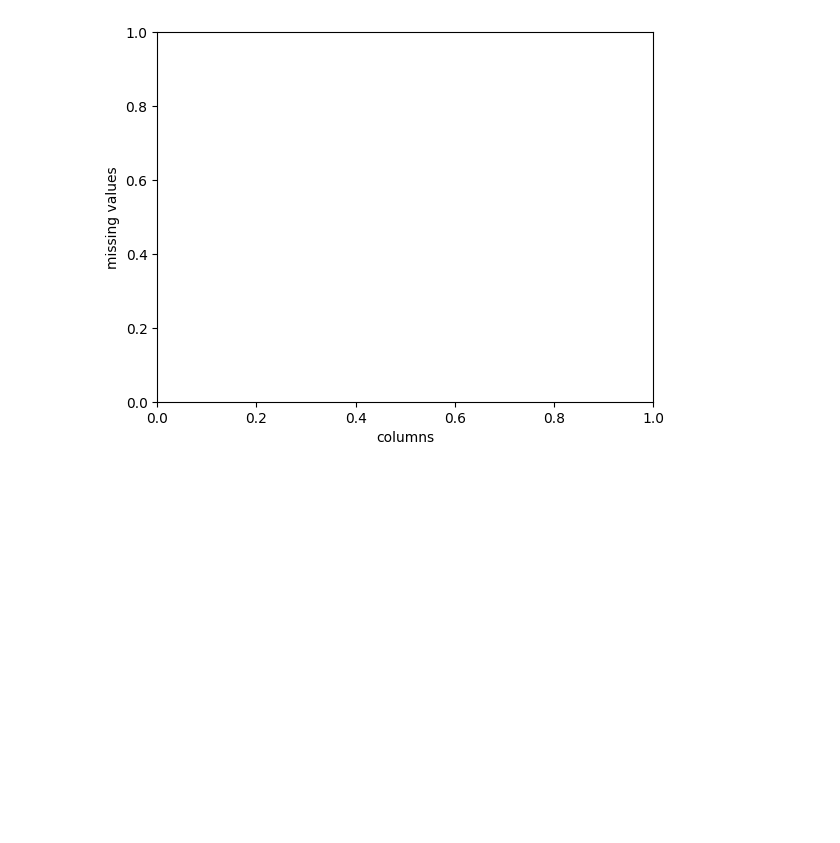
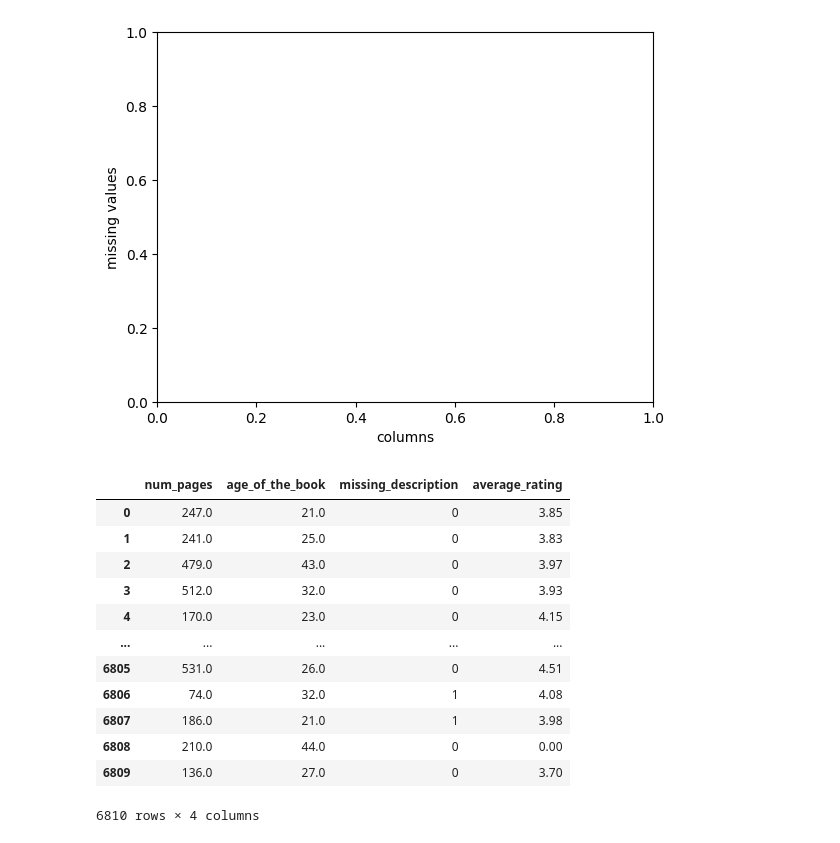
Before and after one commit to gmishra19/book_recommender, a Jupyter notebook: one.ipynb, the cells around one changed output. Saved outputs shown, nothing was run; the diff lists cells and outputs as text; code cells hidden in the pictures; blank space fills up the shorter version.

Commit message:
Books Second  Commit : Adding columsn of Interest to have corealtion

```diff
--- a/one.ipynb
+++ b/one.ipynb
@@ -41,3 +41,24 @@ plt.show()
 # %%
 # %% [output]
 [figure]
+# %%
+import numpy as np
+books['missing_description'] = np.where(books['description'].isna(),1,0)
+books['age_of_the_book'] = 2025- books['published_year']
+# %%
+columns_of_interest =['num_pages',"age_of_the_book",'missing_description','average_rating']
+books[columns_of_interest]
+# %% [output]
+|  | num_pages | age_of_the_book | missing_description | average_rating |
+| 0 | 247.0 | 21.0 | 0 | 3.85 |
+| 1 | 241.0 | 25.0 | 0 | 3.83 |
+| 2 | 479.0 | 43.0 | 0 | 3.97 |
+| 3 | 512.0 | 32.0 | 0 | 3.93 |
+| 4 | 170.0 | 23.0 | 0 | 4.15 |
+| ... | ... | ... | ... | ... |
+| 6805 | 531.0 | 26.0 | 0 | 4.51 |
+| 6806 | 74.0 | 32.0 | 1 | 4.08 |
+| 6807 | 186.0 | 21.0 | 1 | 3.98 |
+| 6808 | 210.0 | 44.0 | 0 | 0.00 |
+| 6809 | 136.0 | 27.0 | 0 | 3.70 |
+6810 rows × 4 columns
```
